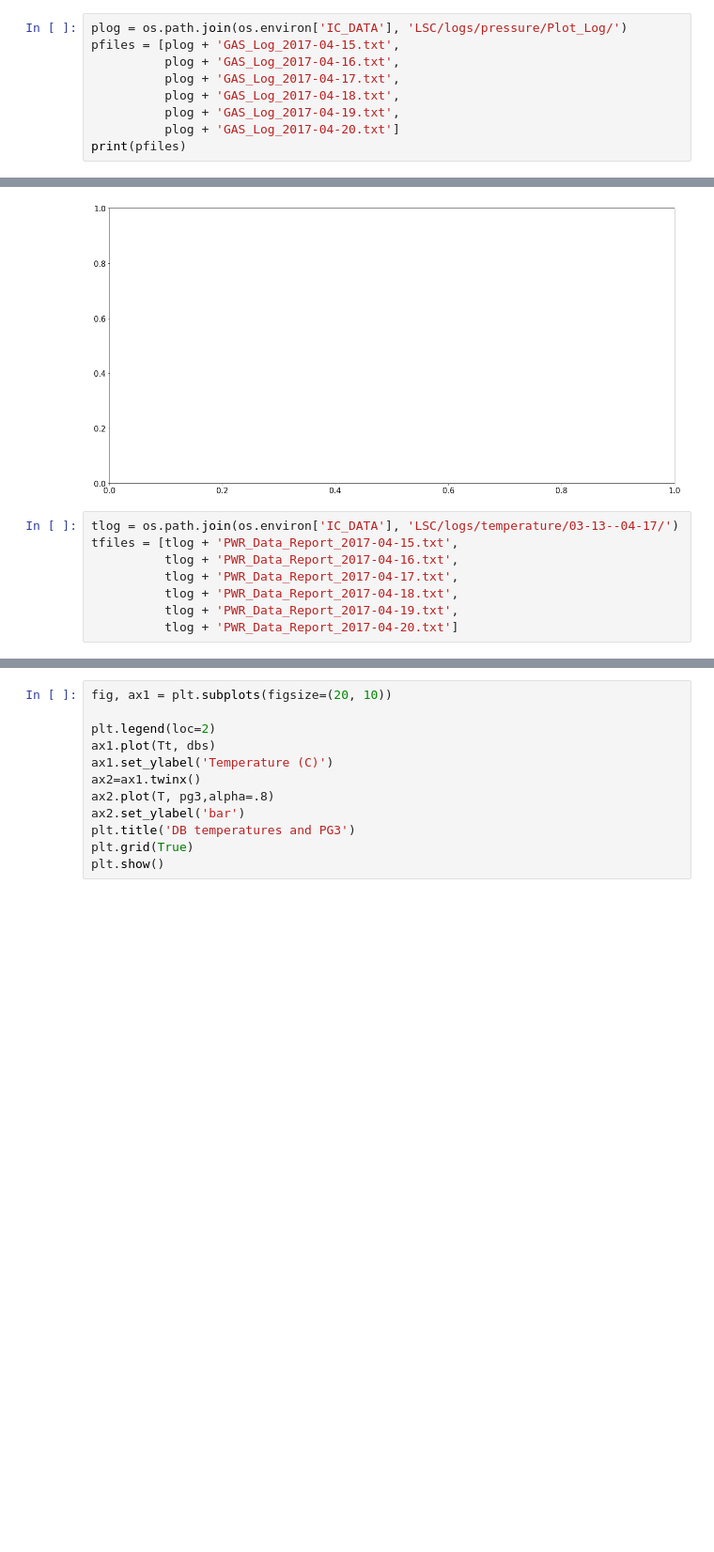
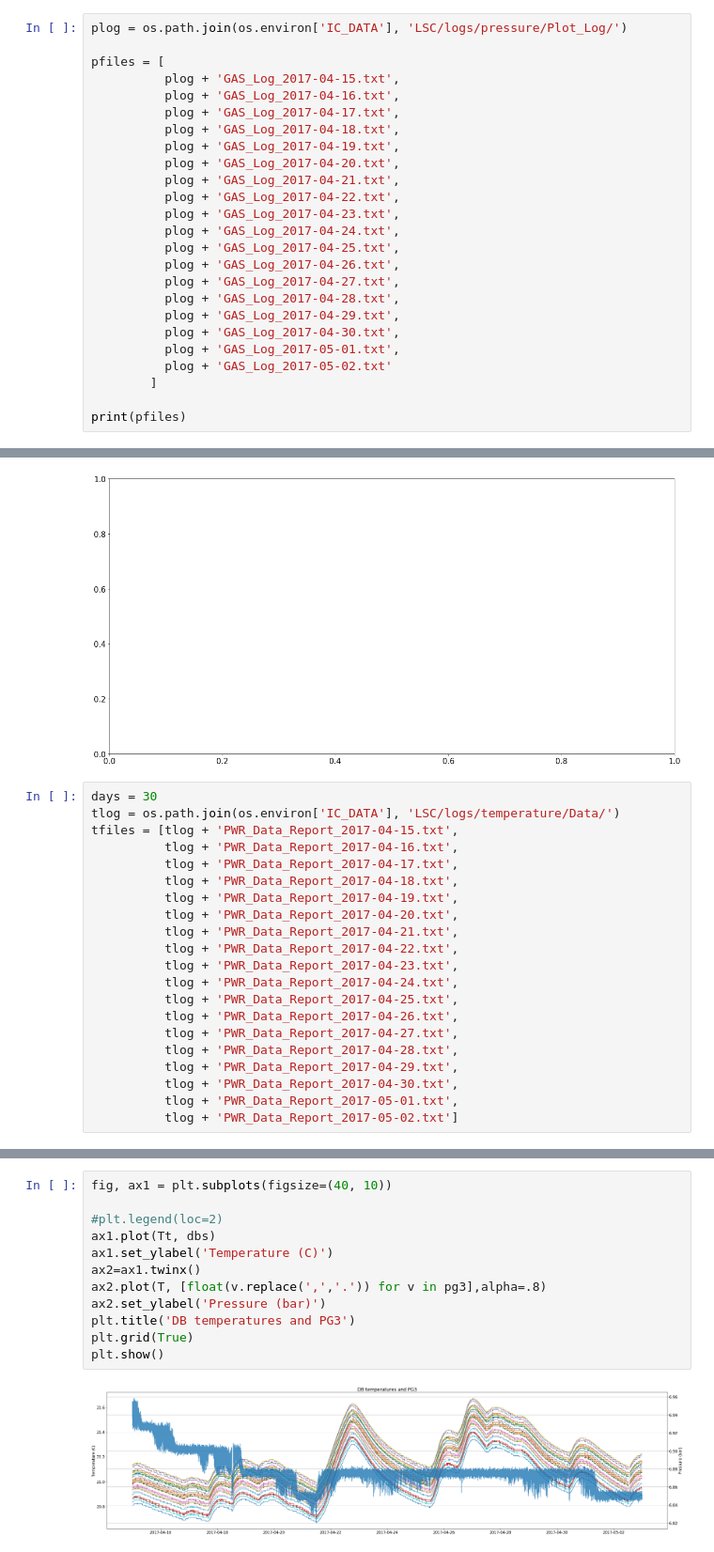
Before and after one commit to bpalmeiro/ICARO, a Jupyter notebook: icaro/Kryptonite/alphas-lifetime.ipynb, the cells around one changed output, grey strips where cells are left out. Shown at 94% size. Cells and saved outputs as stored; diff of their text form; blank space fills up the shorter version.

Commit message:
updated temp and pressure plots

```diff
--- a/icaro/Kryptonite/alphas-lifetime.ipynb
+++ b/icaro/Kryptonite/alphas-lifetime.ipynb
@@ -472,12 +472,28 @@ print(-np.array(LAMBDA)[-1], np.array(ELAMBDA)[-1])
 506.595512607 8.67151076489
 # %%
 plog = os.path.join(os.environ['IC_DATA'], 'LSC/logs/pressure/Plot_Log/')
-pfiles = [plog + 'GAS_Log_2017-04-15.txt',
+
+pfiles = [
+          plog + 'GAS_Log_2017-04-15.txt',
           plog + 'GAS_Log_2017-04-16.txt',
           plog + 'GAS_Log_2017-04-17.txt',
           plog + 'GAS_Log_2017-04-18.txt',
           plog + 'GAS_Log_2017-04-19.txt',
-          plog + 'GAS_Log_2017-04-20.txt']
+          plog + 'GAS_Log_2017-04-20.txt',
+          plog + 'GAS_Log_2017-04-21.txt',
+          plog + 'GAS_Log_2017-04-22.txt',
+          plog + 'GAS_Log_2017-04-23.txt',
+          plog + 'GAS_Log_2017-04-24.txt',
+          plog + 'GAS_Log_2017-04-25.txt',
+          plog + 'GAS_Log_2017-04-26.txt',
+          plog + 'GAS_Log_2017-04-27.txt',
+          plog + 'GAS_Log_2017-04-28.txt',
+          plog + 'GAS_Log_2017-04-29.txt',
+          plog + 'GAS_Log_2017-04-30.txt',
+          plog + 'GAS_Log_2017-05-01.txt',
+          plog + 'GAS_Log_2017-05-02.txt'
+        ]
+
 print(pfiles)
 # %% [output]
 ['/Users/alej/Desktop/IC_DATA/LSC/logs/pressure/Plot_Log/GAS_Log_2017-04-15.txt', '/Users/alej/Desktop/IC_DATA/LSC/logs/pressure/Plot_Log/GAS_Log_2017-04-16.txt', '/Users/alej/Desktop/IC_DATA/LSC/logs ...
@@ -548,13 +576,26 @@ plt.show()
 NameError: name 'r3645' is not defined
 [figure]
 # %%
-tlog = os.path.join(os.environ['IC_DATA'], 'LSC/logs/temperature/03-13--04-17/')
+days = 30
+tlog = os.path.join(os.environ['IC_DATA'], 'LSC/logs/temperature/Data/')
 tfiles = [tlog + 'PWR_Data_Report_2017-04-15.txt',
           tlog + 'PWR_Data_Report_2017-04-16.txt',
           tlog + 'PWR_Data_Report_2017-04-17.txt',
           tlog + 'PWR_Data_Report_2017-04-18.txt',
           tlog + 'PWR_Data_Report_2017-04-19.txt',
-          tlog + 'PWR_Data_Report_2017-04-20.txt']
+          tlog + 'PWR_Data_Report_2017-04-20.txt',
+          tlog + 'PWR_Data_Report_2017-04-21.txt',
+          tlog + 'PWR_Data_Report_2017-04-22.txt',
+          tlog + 'PWR_Data_Report_2017-04-23.txt',
+          tlog + 'PWR_Data_Report_2017-04-24.txt',
+          tlog + 'PWR_Data_Report_2017-04-25.txt',
+          tlog + 'PWR_Data_Report_2017-04-26.txt',
+          tlog + 'PWR_Data_Report_2017-04-27.txt',
+          tlog + 'PWR_Data_Report_2017-04-28.txt',
+          tlog + 'PWR_Data_Report_2017-04-29.txt',
+          tlog + 'PWR_Data_Report_2017-04-30.txt',
+          tlog + 'PWR_Data_Report_2017-05-01.txt',
+          tlog + 'PWR_Data_Report_2017-05-02.txt']
 # %%
 f0 = pd.read_csv(tfiles[0], skiprows=2, sep='\s+', engine='python')
 f0
@@ -584,12 +682,14 @@ for f in tfiles:
 # %%
-fig, ax1 = plt.subplots(figsize=(20, 10))
+fig, ax1 = plt.subplots(figsize=(40, 10))
 
-plt.legend(loc=2)
+#plt.legend(loc=2)
 ax1.plot(Tt, dbs)
 ax1.set_ylabel('Temperature (C)')
 ax2=ax1.twinx()
-ax2.plot(T, pg3,alpha=.8)
-ax2.set_ylabel('bar')
+ax2.plot(T, [float(v.replace(',','.')) for v in pg3],alpha=.8)
+ax2.set_ylabel('Pressure (bar)')
 plt.title('DB temperatures and PG3')
 plt.grid(True)
 plt.show()
+# %% [output]
+[figure, added]
```
Also changed, not shown: parts of 9 cells of this notebook.
